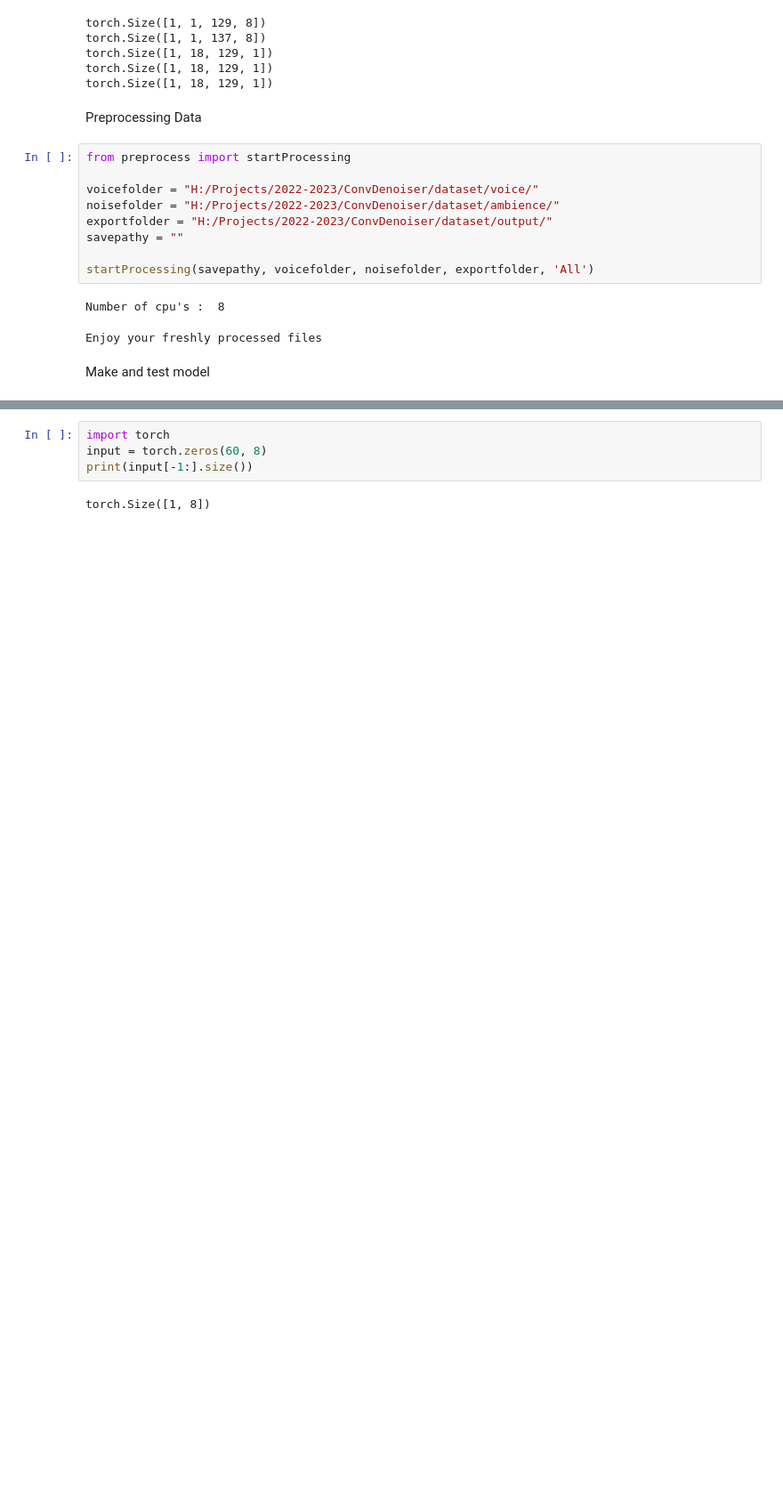
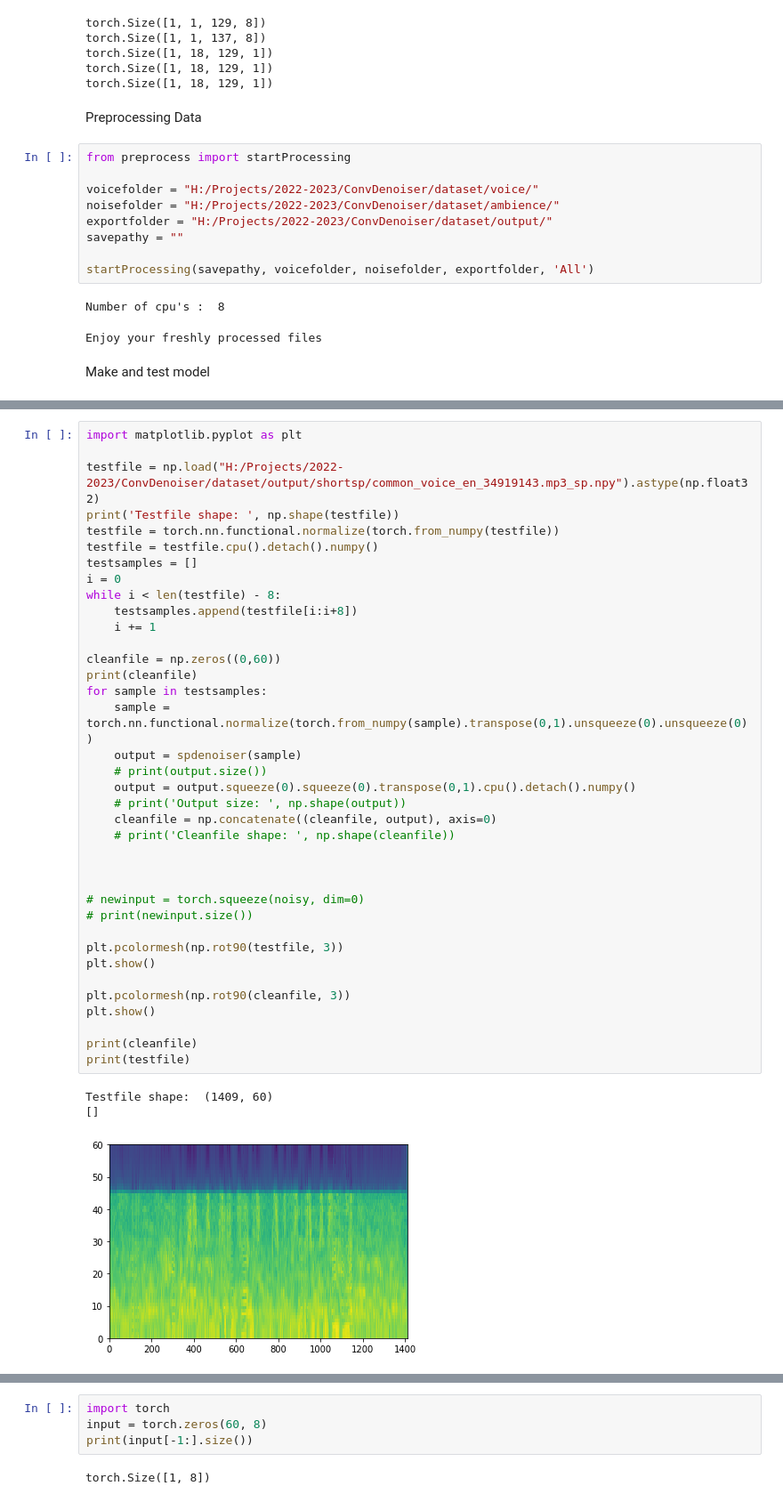
Before and after one commit to WouterBesse/ConvDenoiser, a Jupyter notebook: playground.ipynb, the cells around one changed output, grey strips where cells are left out. Shown at 89% size. Saved outputs shown, nothing was run; the diff lists cells and outputs as text; blank space fills up the shorter version.

```diff
--- a/playground.ipynb
+++ b/playground.ipynb
@@ -101,0 +126,41 @@ KeyboardInterrupt:
+# %%
+import matplotlib.pyplot as plt
+
+testfile = np.load("H:/Projects/2022-2023/ConvDenoiser/dataset/output/shortsp/common_voice_en_34919143.mp3_sp.npy").astype(np.float32)
+print('Testfile shape: ', np.shape(testfile))
+testfile = torch.nn.functional.normalize(torch.from_numpy(testfile))
+testfile = testfile.cpu().detach().numpy()
+testsamples = []
+i = 0
+while i < len(testfile) - 8:
+    testsamples.append(testfile[i:i+8])
+    i += 1
+
+cleanfile = np.zeros((0,60))
+print(cleanfile)
+for sample in testsamples:
+    sample = torch.nn.functional.normalize(torch.from_numpy(sample).transpose(0,1).unsqueeze(0).unsqueeze(0))
+    output = spdenoiser(sample)
+    # print(output.size())
+    output = output.squeeze(0).squeeze(0).transpose(0,1).cpu().detach().numpy()
+    # print('Output size: ', np.shape(output))
+    cleanfile = np.concatenate((cleanfile, output), axis=0)
+    # print('Cleanfile shape: ', np.shape(cleanfile))
+
+
+
+# newinput = torch.squeeze(noisy, dim=0)
+# print(newinput.size())
+
+plt.pcolormesh(np.rot90(testfile, 3))
+plt.show()
+
+plt.pcolormesh(np.rot90(cleanfile, 3))
+plt.show()
+
+print(cleanfile)
+print(testfile)
+# %% [output]
+Testfile shape:  (1409, 60)
+[]
+[figure, added]
```
Also changed, not shown: parts of 3 cells of this notebook, 1 other file.
